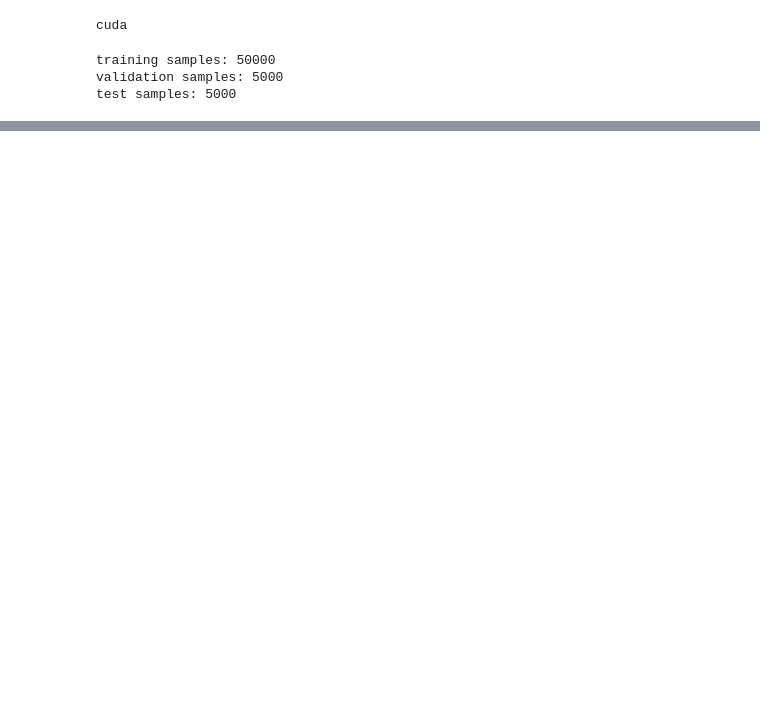
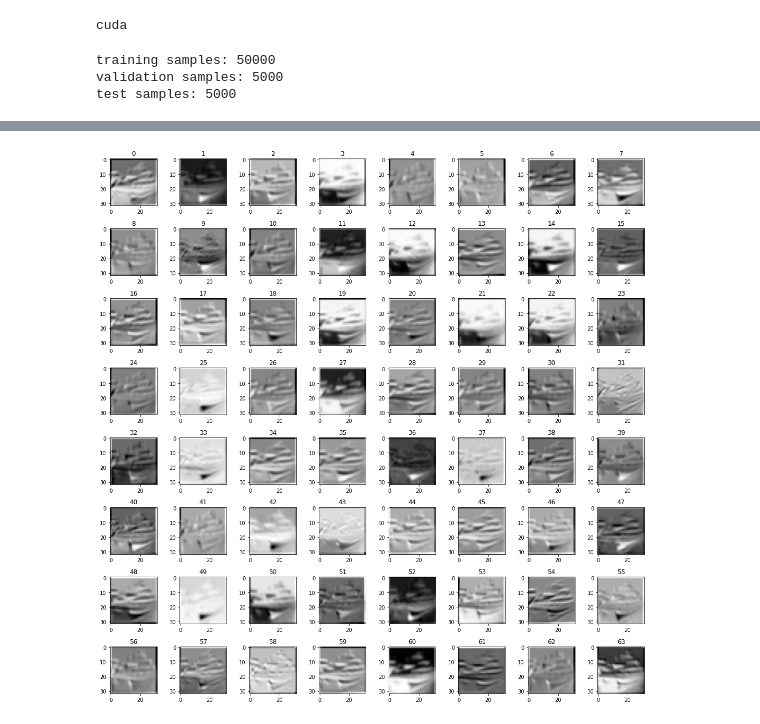
Before and after one commit to liangkun/playground, a Jupyter notebook: cnn-play.ipynb, the cells around one changed output, grey strips where cells are left out. Saved outputs shown, nothing was run; the diff lists cells and outputs as text; code cells hidden in the pictures; blank space fills up the shorter version.

```diff
--- a/cnn-play.ipynb
+++ b/cnn-play.ipynb
@@ -169,0 +282,9 @@ plt.legend()
+# %%
+fig, axes = plt.subplots(8, 8, figsize=(15,15))
+for i, ax in enumerate(axes.flat):
+    ax.imshow(first_layer_out[0][i].cpu(), cmap='Greys')
+    ax.set_title(str(i))
+plt.tight_layout()
+plt.show()
+# %% [output]
+[figure, added]
```
Also changed, not shown: parts of 10 cells of this notebook, 5 other files.
